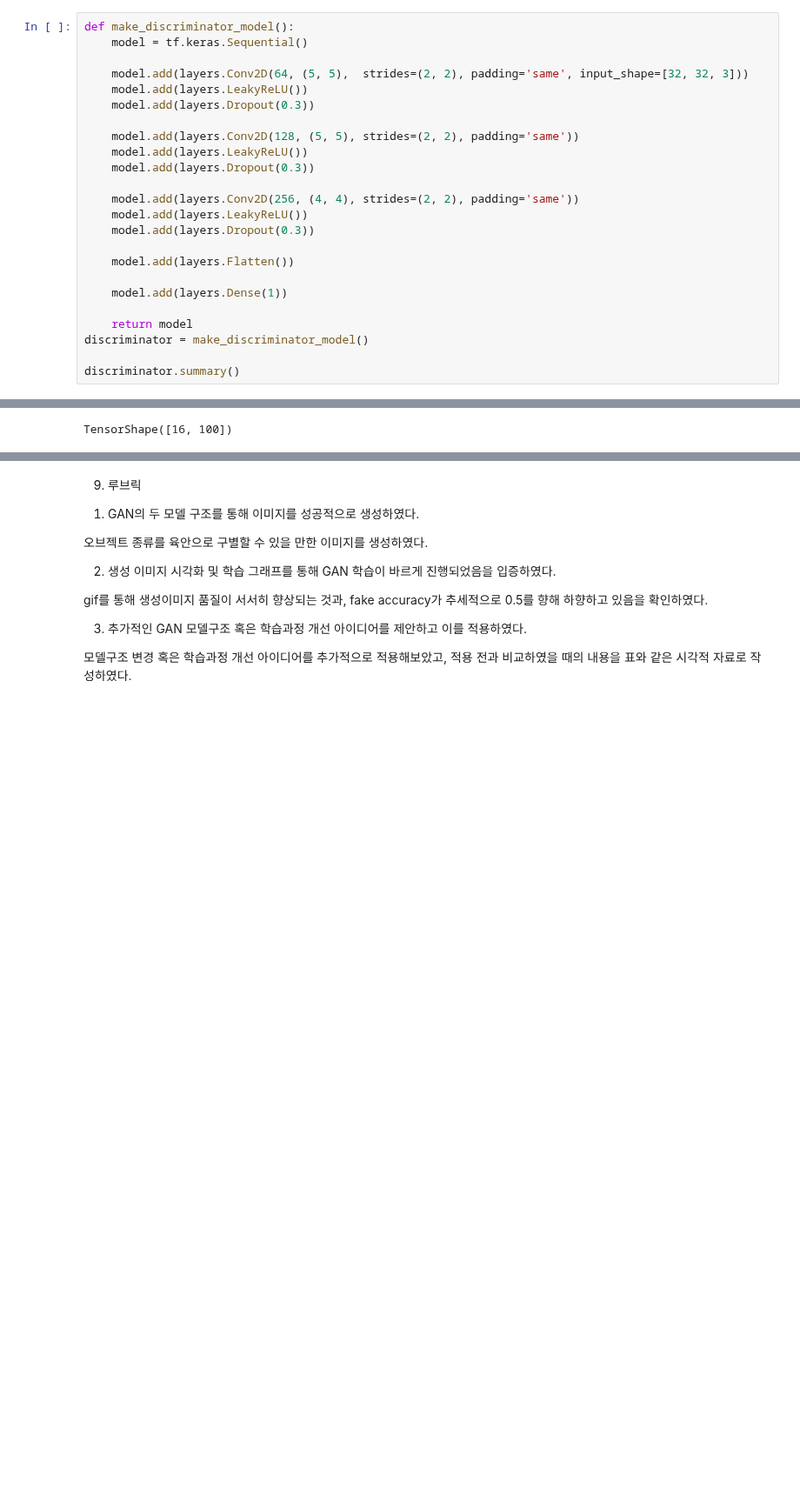
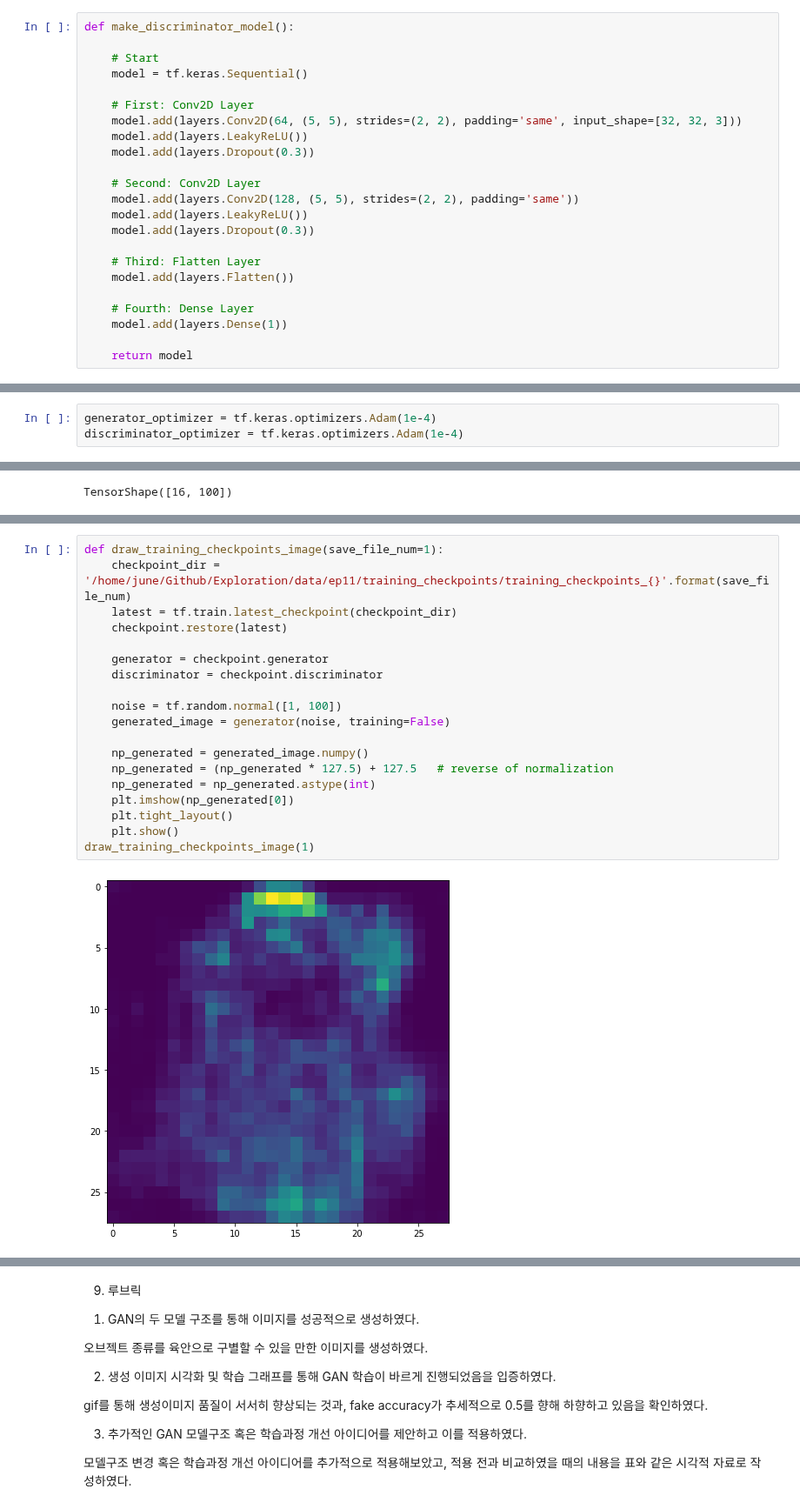
Before and after one commit to F100d4U/Exploration, a Jupyter notebook: [EP11]mnist_fashion .ipynb, the cells around one changed output, grey strips where cells are left out. Shown at 87% size. Saved outputs shown, nothing was run; the diff lists cells and outputs as text; blank space fills up the shorter version.

```diff
--- a/[EP11]mnist_fashion .ipynb
+++ b/[EP11]mnist_fashion .ipynb
@@ -152,24 +157,23 @@ plt.show()
 # %%
 def make_discriminator_model():
+
+    # Start
     model = tf.keras.Sequential()
 
-    model.add(layers.Conv2D(64, (5, 5),  strides=(2, 2), padding='same', input_shape=[32, 32, 3]))
+    # First: Conv2D Layer
+    model.add(layers.Conv2D(64, (5, 5), strides=(2, 2), padding='same', input_shape=[32, 32, 3]))
     model.add(layers.LeakyReLU())
     model.add(layers.Dropout(0.3))
 
+    # Second: Conv2D Layer
     model.add(layers.Conv2D(128, (5, 5), strides=(2, 2), padding='same'))
     model.add(layers.LeakyReLU())
     model.add(layers.Dropout(0.3))
 
-    model.add(layers.Conv2D(256, (4, 4), strides=(2, 2), padding='same'))
-    model.add(layers.LeakyReLU())
-    model.add(layers.Dropout(0.3))
-
+    # Third: Flatten Layer
     model.add(layers.Flatten())
 
+    # Fourth: Dense Layer
     model.add(layers.Dense(1))
 
     return model
-discriminator = make_discriminator_model()
-
-discriminator.summary()
@@ -214,3 +232,6 @@ discriminator_optimizer = tf.keras.optimizers.Adam(2e-4,0.5)
+# %%
+generator_optimizer = tf.keras.optimizers.Adam(1e-4)
+discriminator_optimizer = tf.keras.optimizers.Adam(1e-4)
 # %%
 noise_dim = 100
 num_examples_to_generate = 16
@@ -283,0 +411,21 @@ def draw_train_history(history, epoch):
+# %%
+def draw_training_checkpoints_image(save_file_num=1):
+    checkpoint_dir = '/home/june/Github/Exploration/data/ep11/training_checkpoints/training_checkpoints_{}'.format(save_file_num)
+    latest = tf.train.latest_checkpoint(checkpoint_dir)
+    checkpoint.restore(latest)
+
+    generator = checkpoint.generator
+    discriminator = checkpoint.discriminator
+
+    noise = tf.random.normal([1, 100])
+    generated_image = generator(noise, training=False)
+
+    np_generated = generated_image.numpy()
+    np_generated = (np_generated * 127.5) + 127.5   # reverse of normalization
+    np_generated = np_generated.astype(int)
+    plt.imshow(np_generated[0])
+    plt.tight_layout()
+    plt.show()
+draw_training_checkpoints_image(1)
+# %% [output]
+[figure, added]
```
Also changed, not shown: parts of 50 cells of this notebook.
